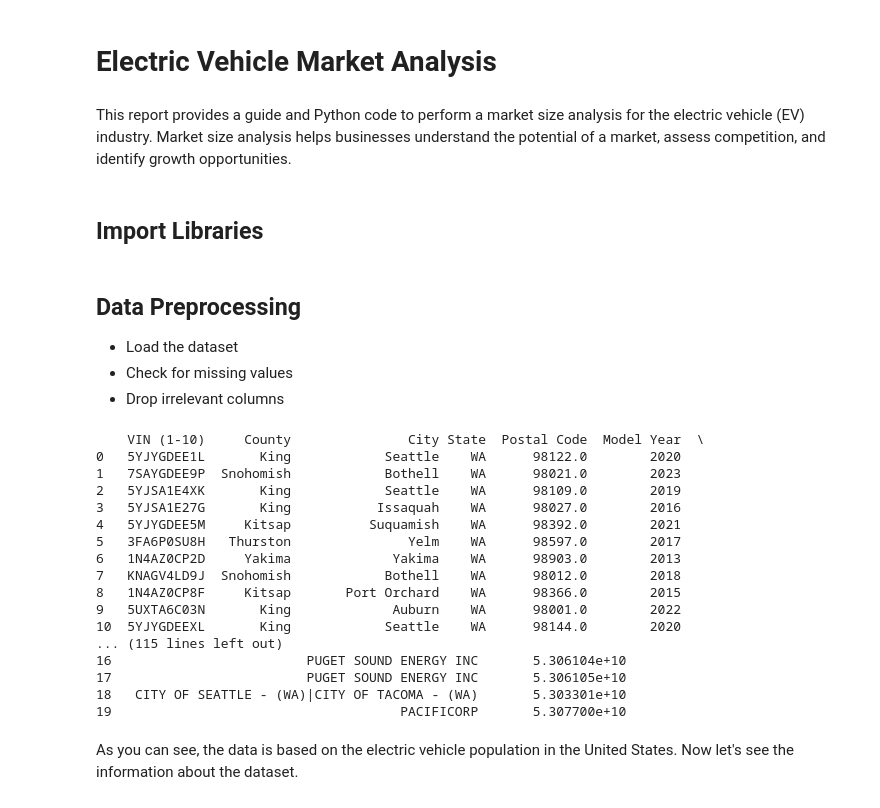
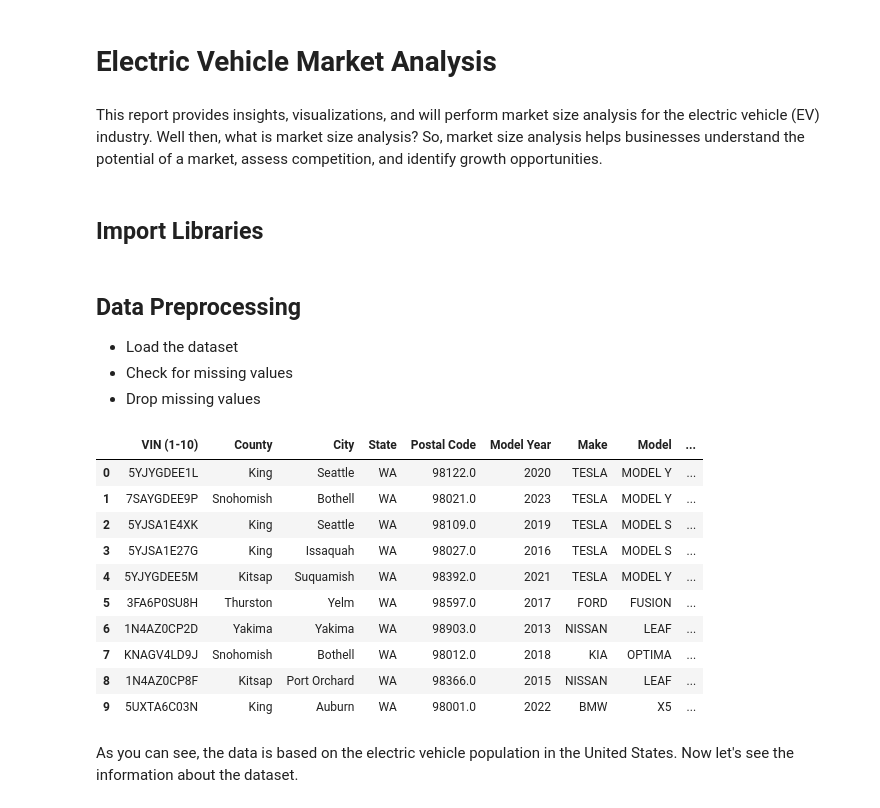
Before and after one commit to cogxen/ev-market-size-analysis, a Jupyter notebook: report.ipynb, the cells around one changed output. Drawn from its saved outputs; the diff is of its cells as text; code cells hidden in the pictures.

```diff
--- a/report.ipynb
+++ b/report.ipynb
@@ -1,7 +1,7 @@
 # %% [markdown]
 # Electric Vehicle Market Analysis
 # %% [markdown]
-This report provides a guide and Python code to perform a market size analysis for the electric vehicle (EV) industry. Market size analysis helps businesses understand the potential of a market, assess competition, and identify growth opportunities.
+This report provides insights, visualizations, and will perform market size analysis for the electric vehicle (EV) industry. Well then, what is market size analysis? So, market size analysis helps businesses understand the potential of a market, assess competition, and identify growth opportunities.
 # %% [markdown]
 ## Import Libraries
 # %%
@@ -13,29 +13,23 @@ import seaborn as sns
 ## Data Preprocessing
 - Load the dataset
 - Check for missing values
-- Drop irrelevant columns
+- Drop missing values
 # %%
-# Load the dataset and display the first 20 rows
+# Load the dataset and display the first 10 rows
 ds = pd.read_csv("assets/dataset.csv")
-print(ds.head(20))
+ds.head(10)
 # %% [output]
-    VIN (1-10)     County               City State  Postal Code  Model Year  \
-0   5YJYGDEE1L       King            Seattle    WA      98122.0        2020
-1   7SAYGDEE9P  Snohomish            Bothell    WA      98021.0        2023
-2   5YJSA1E4XK       King            Seattle    WA      98109.0        2019
-3   5YJSA1E27G       King           Issaquah    WA      98027.0        2016
-4   5YJYGDEE5M     Kitsap          Suquamish    WA      98392.0        2021
-5   3FA6P0SU8H   Thurston               Yelm    WA      98597.0        2017
-6   1N4AZ0CP2D     Yakima             Yakima    WA      98903.0        2013
-7   KNAGV4LD9J  Snohomish            Bothell    WA      98012.0        2018
-8   1N4AZ0CP8F     Kitsap       Port Orchard    WA      98366.0        2015
-9   5UXTA6C03N       King             Auburn    WA      98001.0        2022
-10  5YJYGDEEXL       King            Seattle    WA      98144.0        2020
-... (115 lines left out)
-16                         PUGET SOUND ENERGY INC       5.306104e+10
-17                         PUGET SOUND ENERGY INC       5.306105e+10
-18   CITY OF SEATTLE - (WA)|CITY OF TACOMA - (WA)       5.303301e+10
-19                                     PACIFICORP       5.307700e+10
+|  | VIN (1-10) | County | City | State | Postal Code | Model Year | Make | Model | ... |
+| 0 | 5YJYGDEE1L | King | Seattle | WA | 98122.0 | 2020 | TESLA | MODEL Y | ... |
+| 1 | 7SAYGDEE9P | Snohomish | Bothell | WA | 98021.0 | 2023 | TESLA | MODEL Y | ... |
+| 2 | 5YJSA1E4XK | King | Seattle | WA | 98109.0 | 2019 | TESLA | MODEL S | ... |
+| 3 | 5YJSA1E27G | King | Issaquah | WA | 98027.0 | 2016 | TESLA | MODEL S | ... |
+| 4 | 5YJYGDEE5M | Kitsap | Suquamish | WA | 98392.0 | 2021 | TESLA | MODEL Y | ... |
+| 5 | 3FA6P0SU8H | Thurston | Yelm | WA | 98597.0 | 2017 | FORD | FUSION | ... |
+| 6 | 1N4AZ0CP2D | Yakima | Yakima | WA | 98903.0 | 2013 | NISSAN | LEAF | ... |
+| 7 | KNAGV4LD9J | Snohomish | Bothell | WA | 98012.0 | 2018 | KIA | OPTIMA | ... |
+| 8 | 1N4AZ0CP8F | Kitsap | Port Orchard | WA | 98366.0 | 2015 | NISSAN | LEAF | ... |
+| 9 | 5UXTA6C03N | King | Auburn | WA | 98001.0 | 2022 | BMW | X5 | ... |
 # %% [markdown]
 As you can see, the data is based on the electric vehicle population in the United States. Now let's see the information about the dataset.
 # %%
```
Also changed, not shown: parts of 13 cells of this notebook.
